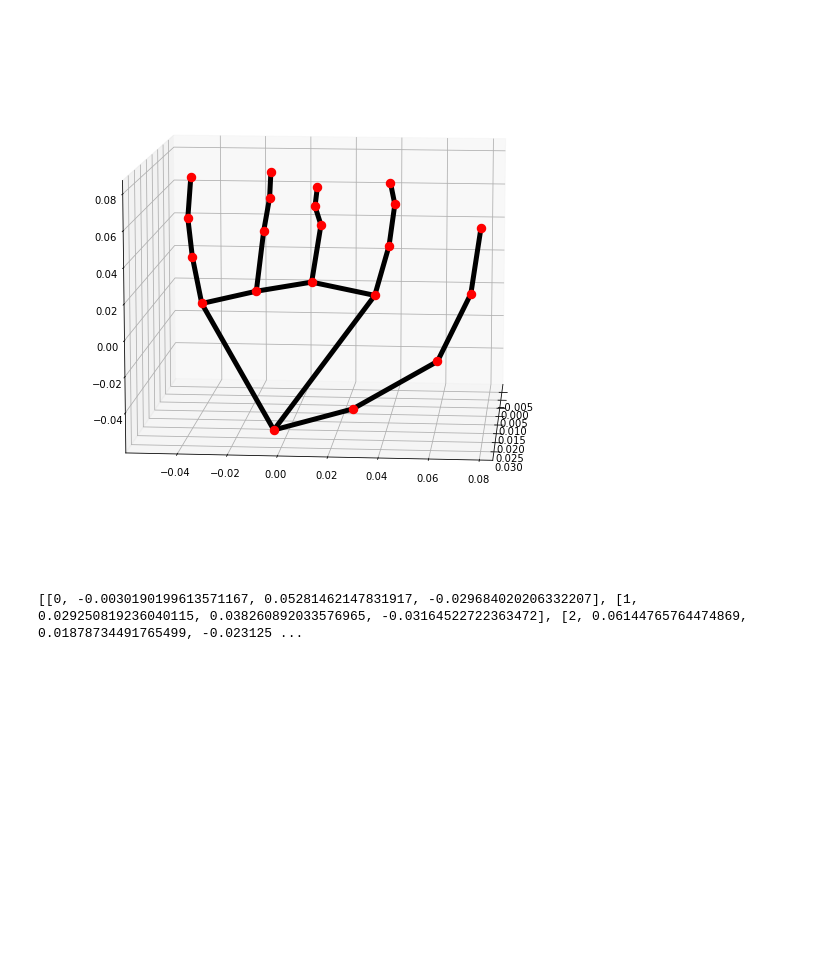
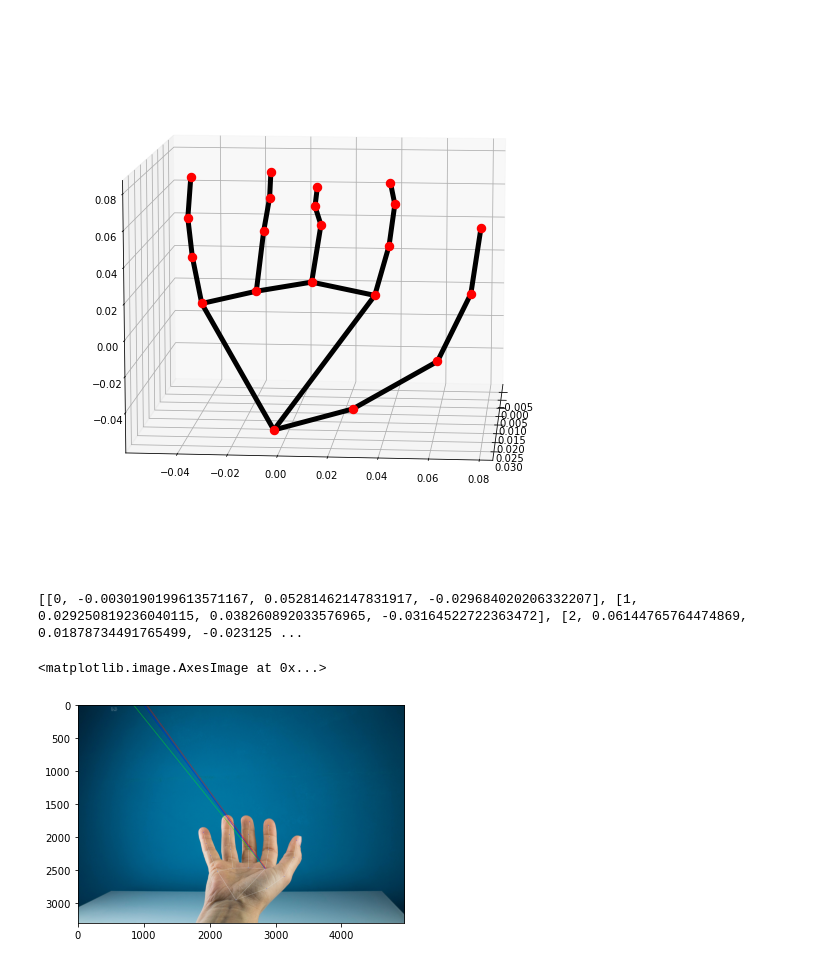
Before and after one commit to e-candeloro/Python-OpenCV-Utils, a Jupyter notebook: Demo_Notebook.ipynb, the cells around one changed output. Saved outputs shown, nothing was run; the diff lists cells and outputs as text; code cells hidden in the pictures; blank space fills up the shorter version.

Commit message:
added pose estimation for hands... to improve

```diff
--- a/Demo_Notebook.ipynb
+++ b/Demo_Notebook.ipynb
@@ -158,0 +176,17 @@ print(hand_3dlmlist)
+# %%
+# camera calibration parameters (example)
+camera_matrix = np.array(
+    [[899.12150372, 0., 644.26261492],
+     [0., 899.45280671, 372.28009436],
+     [0, 0,  1]], dtype="double")
+
+dist_coeffs = np.array(
+    [[-0.03792548, 0.09233237, 0.00419088, 0.00317323, -0.15804257]], dtype="double")
+# %%
+frame, yaw, pitch, roll  = detector.findHandPose(lm3dlist=hand_3dlmlist, lmlist=hand_lmlist, frame = img_rgb, camera_matrix= camera_matrix, dist_coeffs=dist_coeffs )
+plt.imshow(frame)
+
+#TO DO: fix pose estimation of hand
+# %% [output]
+<matplotlib.image.AxesImage at 0x...>
+[figure, added]
```
Also changed, not shown: parts of 2 cells of this notebook, 2 other files.
